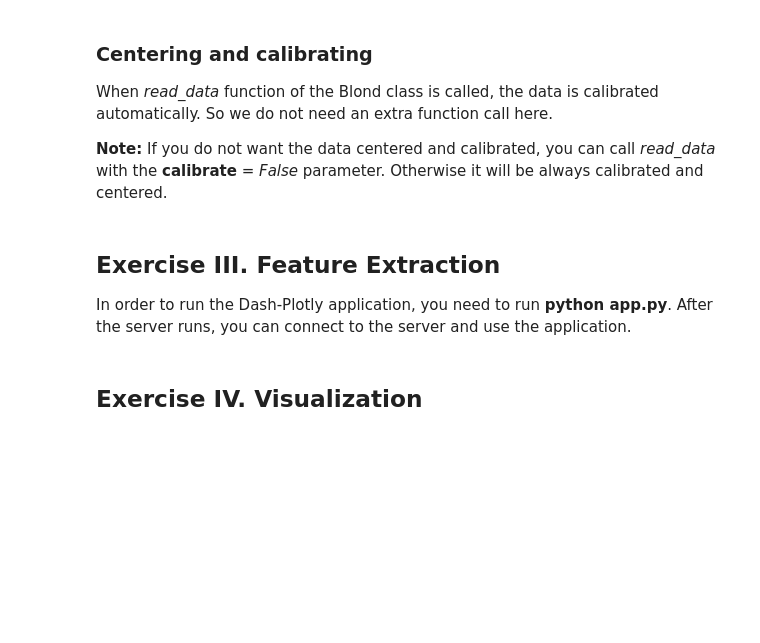
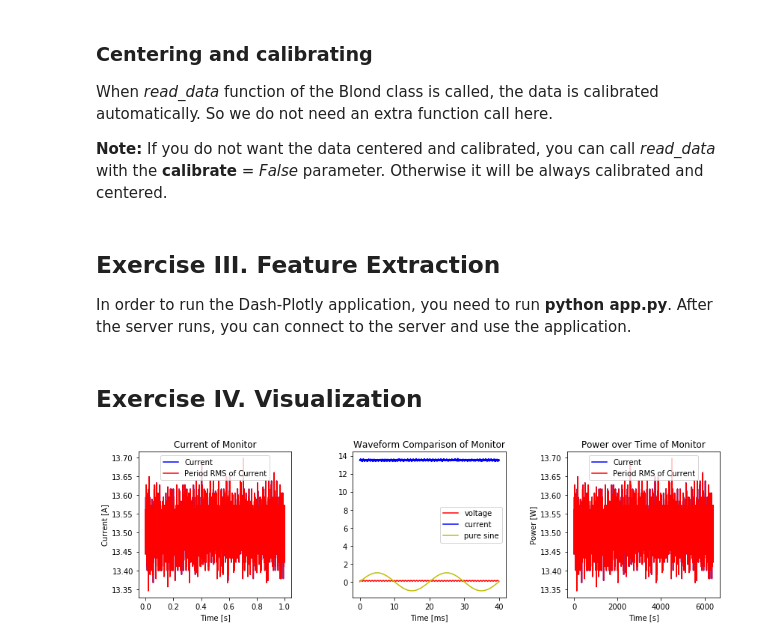
Before and after one commit to ozgurakyazi/Energy-Informatics-Lab-SS2018, a Jupyter notebook: 6-Data_Prep_and_Vis/ex6.ipynb, the cells around one changed output. Cells and saved outputs as stored; diff of their text form; code cells hidden in the pictures; blank space fills up the shorter version.

```diff
--- a/6-Data_Prep_and_Vis/ex6.ipynb
+++ b/6-Data_Prep_and_Vis/ex6.ipynb
@@ -78,58 +117,60 @@ In order to run the Dash-Plotly application, you need to run **python app.py**.
 import numpy as np
 import matplotlib.pyplot as plt
 
-
-
-requested_time_start = time(1,10,10)
-requested_time_end = time(1,10,15)
+requested_time_start = time(0,0,9)
+requested_time_end = time(0,0,10)
 
 temp_data1 = blond.read_data(
-    device="clear",
-    signal="current1",
+    device="medal-3",
+    signal="current5",
     start_ts=requested_time_start,
     end_ts=requested_time_end,
 )
 
 temp_data2 = blond.read_data(
-    device="clear",
-    signal="voltage1",
+    device="medal-3",
+    signal="voltage",
     start_ts=requested_time_start,
     end_ts=requested_time_end,
 )
 
 #calculate period Root-Mean-Square of the Current
+curr_rms = []
 for curr in temp_data1:
     curr_rms.append(np.sqrt(np.mean(curr**2)))
 
 fig, ax = plt.subplots(nrows=1, ncols=3, figsize=(12, 4))
 
+
 plot1 = ax[0]
-t = np.arange(0.0, 0.6, 0.6/640)
+t = np.arange(0.0, 1.0, 1/6400)
 plot1.plot(t, temp_data1, color='b', label='Current')
-plot1.plot(curr_rms, color='r', label='Period RMS of Current')
-plot1.set_title('Current of AC Electrolux')
+plot1.plot(t, curr_rms, color='r', label='Period RMS of Current')
+plot1.set_title('Current of Monitor')
 plot1.set_xlabel('Time [s]')
 plot1.set_ylabel('Current [A]')
 plot1.legend()
 
 plot2 = ax[1]
-t = np.arange(0.0, 40.0, 40/640)
+t = np.arange(0.0, 40, 40/6400)
 sinewave = np.sin(2*np.pi*t/20)
-plot2.plot(t, temp_data2/50000, color='r', label='voltage')
-plot2.plot(t, temp_data1/6400, color='b', label='current')
+plot2.plot(t, temp_data2/6400, color='r', label='voltage')
+plot2.plot(t, curr_rms, color='b', label='current')
 plot2.plot(t, sinewave, color='y', label='pure sine')
-plot2.set_title('Waveform Comparison of AC Electrolux')
+plot2.set_title('Waveform Comparison of Monitor')
 plot2.set_xlabel('Time [ms]')
 plot2.legend()
 
 plot3 = ax[2]
 plot3.plot(temp_data1, color='b', label='Current')
 plot3.plot(curr_rms, color='r', label='Period RMS of Current')
-plot3.set_title('Power over Time of AC Electrolux')
+plot3.set_title('Power over Time of Monitor')
 plot3.set_xlabel('Time [s]')
 plot3.set_ylabel('Power [W]')
 plot3.legend()
 
 plt.subplots_adjust(left=0, wspace=0.4, top=0.8)
 
 plt.show()
+# %% [output]
+[figure, added]
```
Also changed, not shown: parts of 5 cells of this notebook.
